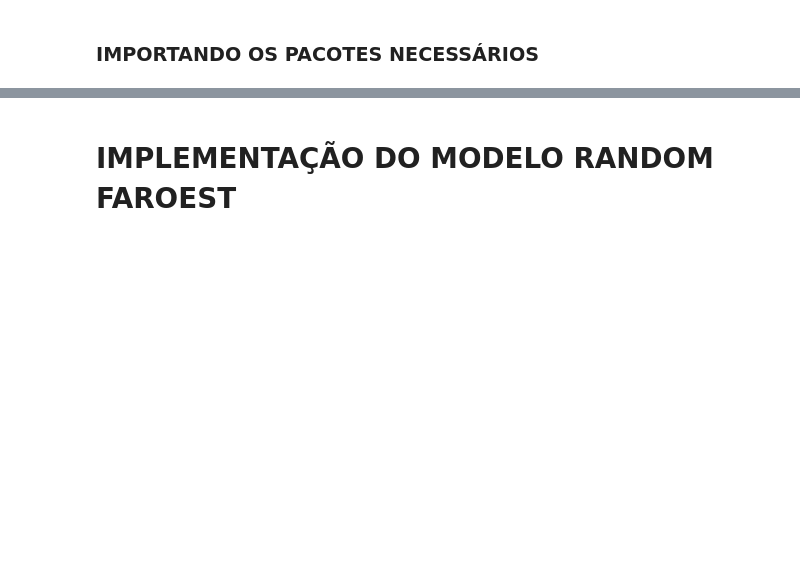
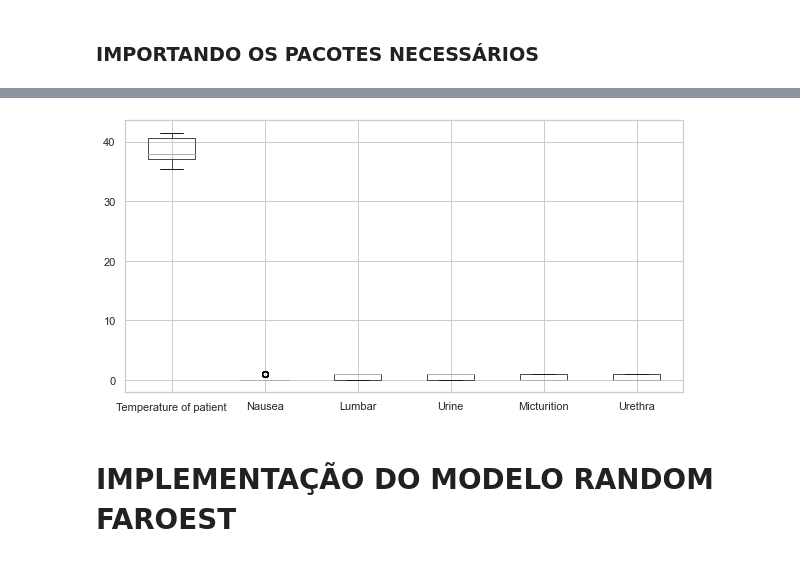
Before and after one commit to LeonardoSMateus/Machine-Learning---Jogo-da-Velha, a Jupyter notebook: jupyter_env/Codigo.ipynb, the cells around one changed output, grey strips where cells are left out. Cells and saved outputs as stored; diff of their text form; code cells hidden in the pictures; blank space fills up the shorter version.

```diff
--- a/jupyter_env/Codigo.ipynb
+++ b/jupyter_env/Codigo.ipynb
@@ -65,3 +71,9 @@ arquivo.describe()
+# %%
+plt.figure(figsize=(10,5))
+arquivo.boxplot(column=['Temperature of patient', 'Nausea', 'Lumbar','Urine','Micturition','Urethra'])
+plt.show()
+# %% [output]
+[figure, added]
 # %% [markdown]
 # IMPLEMENTAÇÃO DO MODELO RANDOM FAROEST
 # %% [markdown]
```
Also changed, not shown: parts of 11 cells of this notebook.
